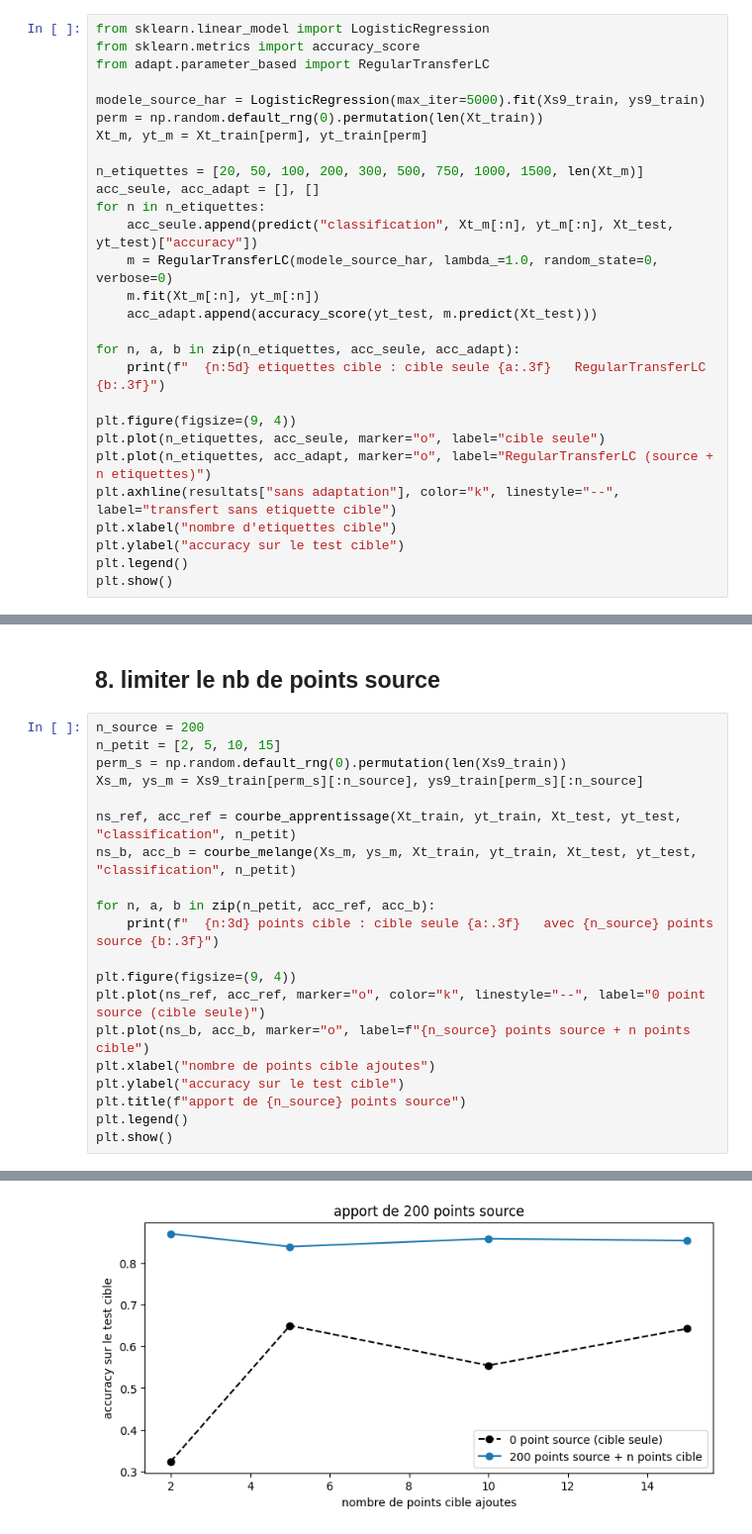
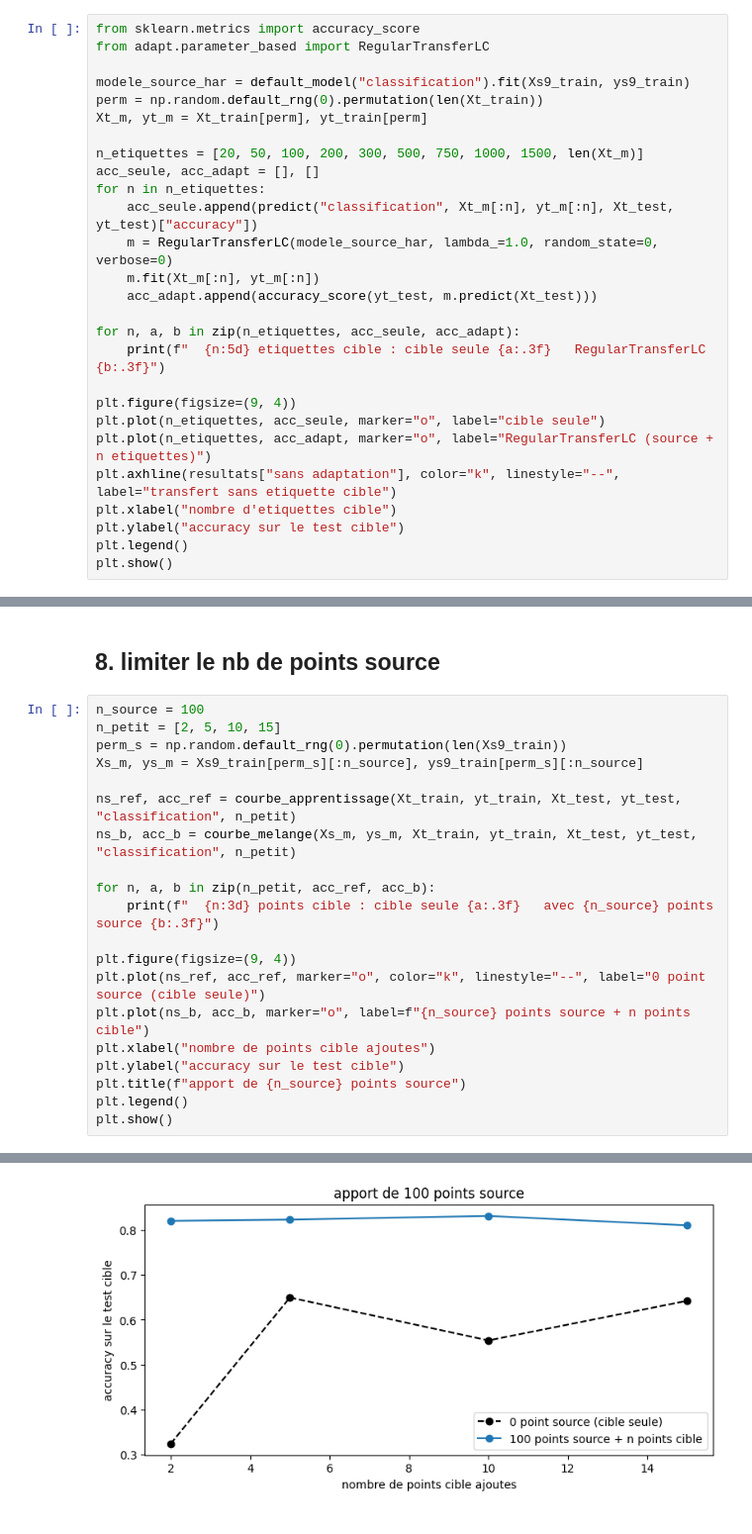
Before and after one commit to ArnaudG16/domain-adaptation-time-series, a Jupyter notebook: notebooks/har/classification_har.ipynb, the cells around one changed output, grey strips where cells are left out. Shown at 99% size. Drawn from its saved outputs; the diff is of its cells as text.

```diff
--- a/notebooks/har/classification_har.ipynb
+++ b/notebooks/har/classification_har.ipynb
@@ -282,9 +287,8 @@ moyenne sur 5 tirages de 6 sujets source
 # %%
-from sklearn.linear_model import LogisticRegression
 from sklearn.metrics import accuracy_score
 from adapt.parameter_based import RegularTransferLC
 
-modele_source_har = LogisticRegression(max_iter=5000).fit(Xs9_train, ys9_train)
+modele_source_har = default_model("classification").fit(Xs9_train, ys9_train)
 perm = np.random.default_rng(0).permutation(len(Xt_train))
 Xt_m, yt_m = Xt_train[perm], yt_train[perm]
 
@@ -332,7 +336,7 @@ plt.show()
 # %% [markdown]
 ## 8. limiter le nb de points source
 # %%
-n_source = 200
+n_source = 100
 n_petit = [2, 5, 10, 15]
 perm_s = np.random.default_rng(0).permutation(len(Xs9_train))
 Xs_m, ys_m = Xs9_train[perm_s][:n_source], ys9_train[perm_s][:n_source]
@@ -359 +363 @@ plt.show()
-[figure, old version]
+[figure, new version]
```
Also changed, not shown: parts of 16 cells of this notebook.
